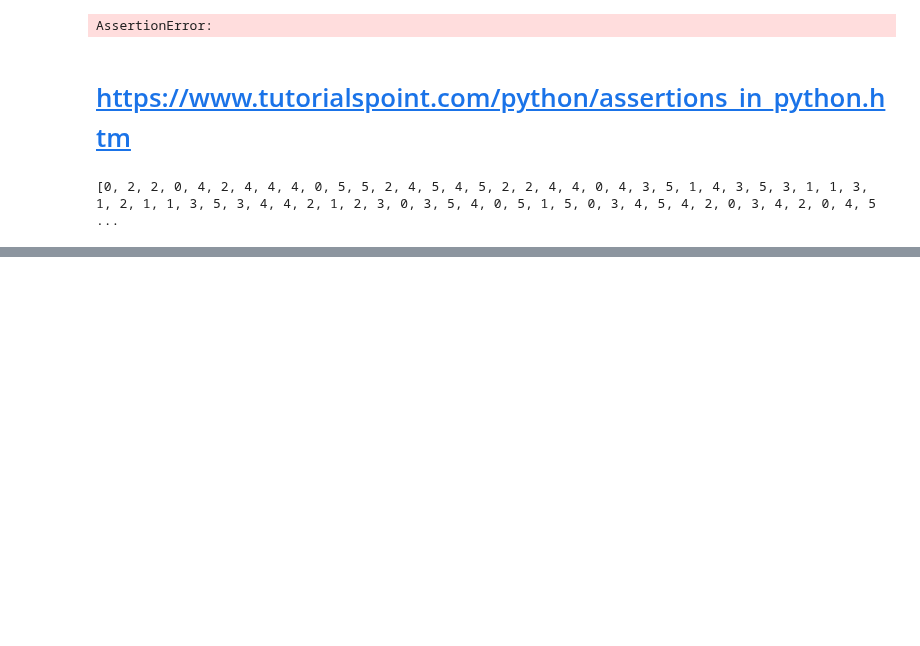
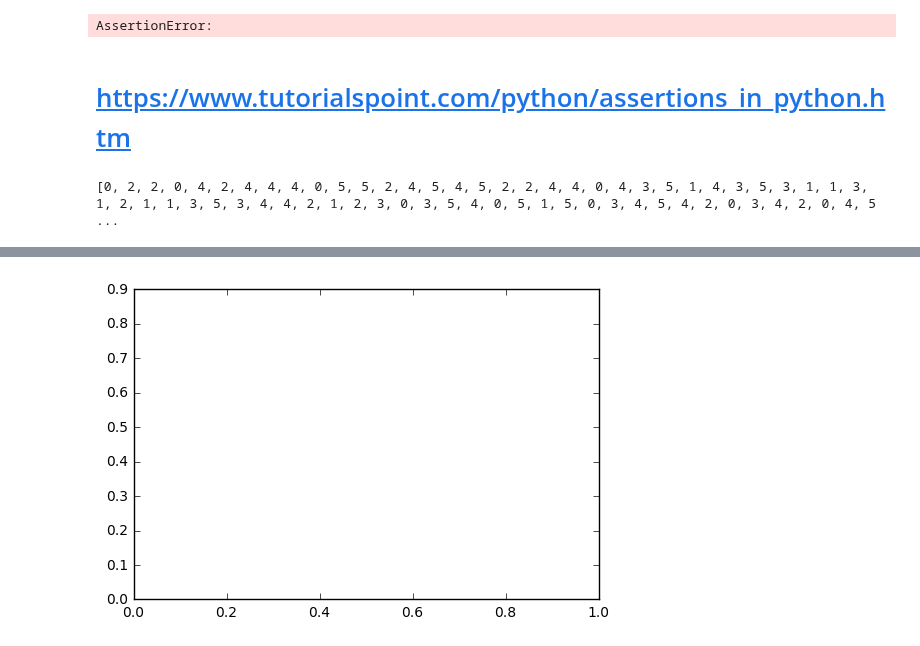
Before and after one commit to SubhankarGhosh/NetworkX, a Jupyter notebook: 0. Pre-Tutorial Exercises.ipynb, the cells around one changed output, grey strips where cells are left out. Saved outputs shown, nothing was run; the diff lists cells and outputs as text; code cells hidden in the pictures; blank space fills up the shorter version.

```diff
--- a/0. Pre-Tutorial Exercises.ipynb
+++ b/0. Pre-Tutorial Exercises.ipynb
@@ -56,0 +75,7 @@ print(lst)
+# %%
+t = np.linspace(0,1, 20)
+# %%
+plt.plot(t,lst,'w', label='Ratings')
+plt.show()
+# %% [output]
+[figure, added]
```
Also changed, not shown: parts of 5 cells of this notebook, 1 other file.
